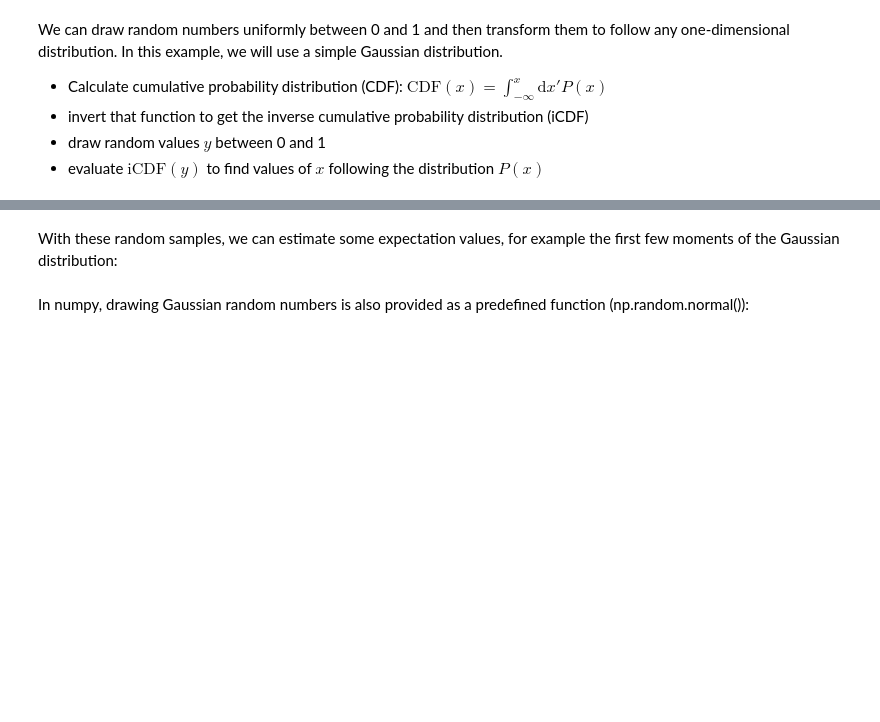
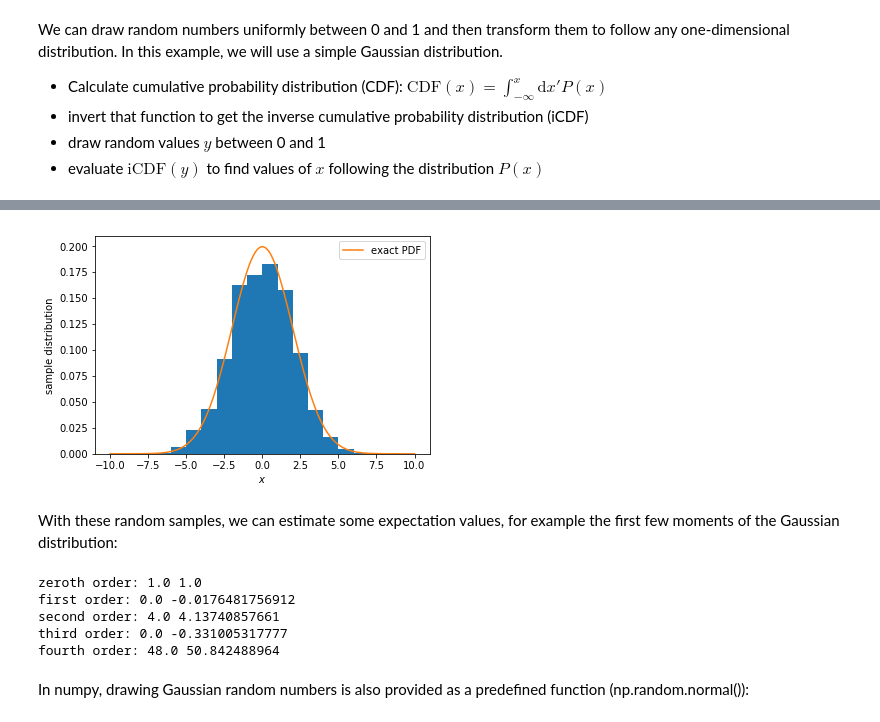
Before and after one commit to ttricco/cta200h, a Jupyter notebook: lecture6/monte_carlo.ipynb, the cells around one changed output, grey strips where cells are left out. Saved outputs shown, nothing was run; the diff lists cells and outputs as text; code cells hidden in the pictures; blank space fills up the shorter version.

```diff
--- a/lecture6/monte_carlo.ipynb
+++ b/lecture6/monte_carlo.ipynb
@@ -91,15 +132,17 @@ plt.show()
 # %%
-n = 200 #Number of random samples to draw
+n = 2000 #Number of random samples to draw
 
 yvals = np.random.uniform(0.,1.,n) #Draw uniformly distributed values for y
 xvals = iCDF(yvals,sigma) #Convert these values to values of x
 
 plt.hist(xvals,range=(-10,10),bins=20,normed=True) #plot a histogram for x
 plt.xlabel(r'$x$')
 plt.ylabel(r'sample distribution')
 plt.plot(x,P,label='exact PDF')
 plt.legend()
 plt.show()
+# %% [output]
+[figure, added]
 # %% [markdown]
 With these random samples, we can estimate some expectation values, for example the first few moments of the Gaussian distribution:
 # %%
@@ -108,7 +151,12 @@ print 'first order:', 0., (xvals**1).sum()/n
 print 'second order:', sigma**2, (xvals**2).sum()/n
 print 'third order:', 0., (xvals**3).sum()/n
 print 'fourth order:', 3.*sigma**4, (xvals**4).sum()/n
-print 'cos(x):', np.exp(-1./2.*sigma**2), np.cos(xvals).sum()/n
+# %% [output]
+zeroth order: 1.0 1.0
+first order: 0.0 -0.0176481756912
+second order: 4.0 4.13740857661
+third order: 0.0 -0.331005317777
+fourth order: 48.0 50.842488964
 # %% [markdown]
 In numpy, drawing Gaussian random numbers is also provided as a predefined function (np.random.normal()):
 # %%
```
Also changed, not shown: parts of 52 cells of this notebook.
